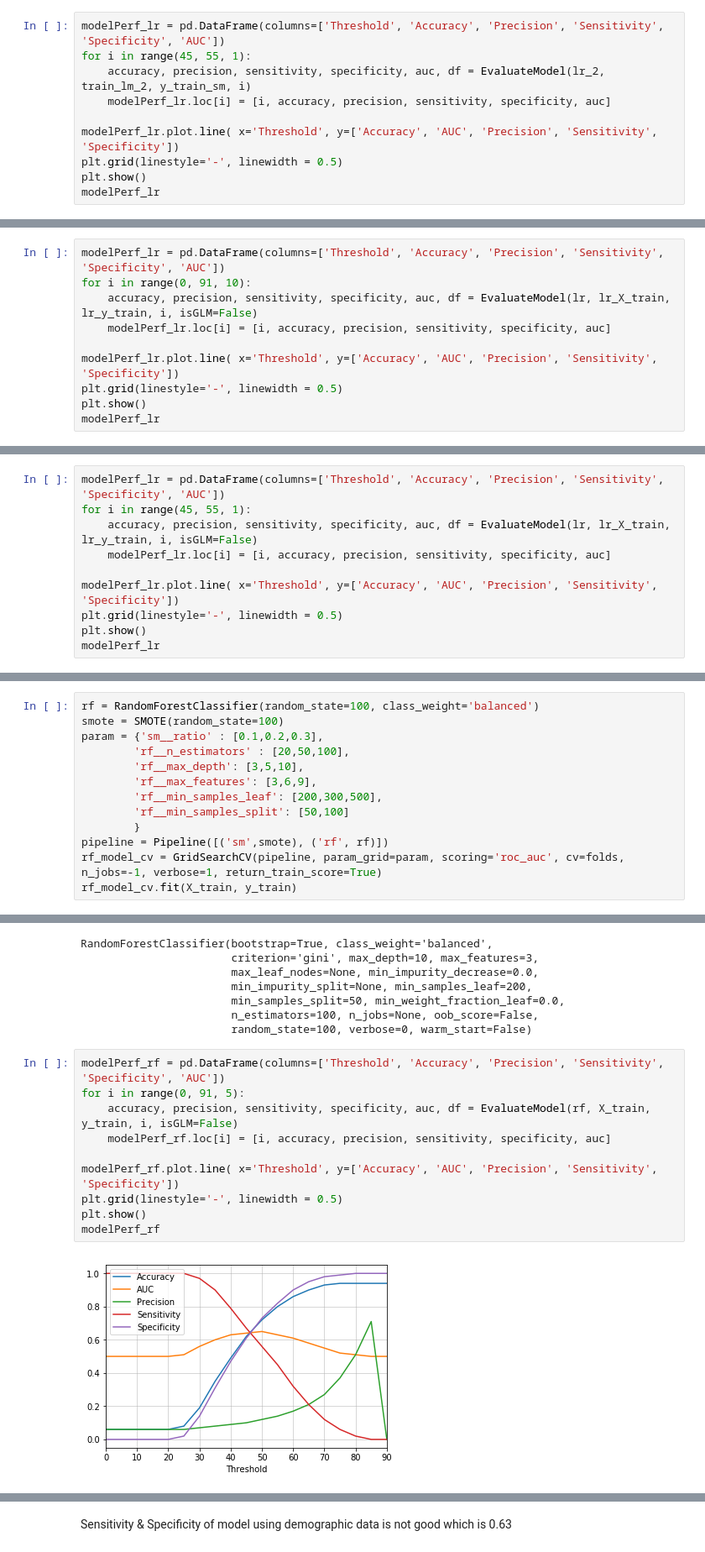
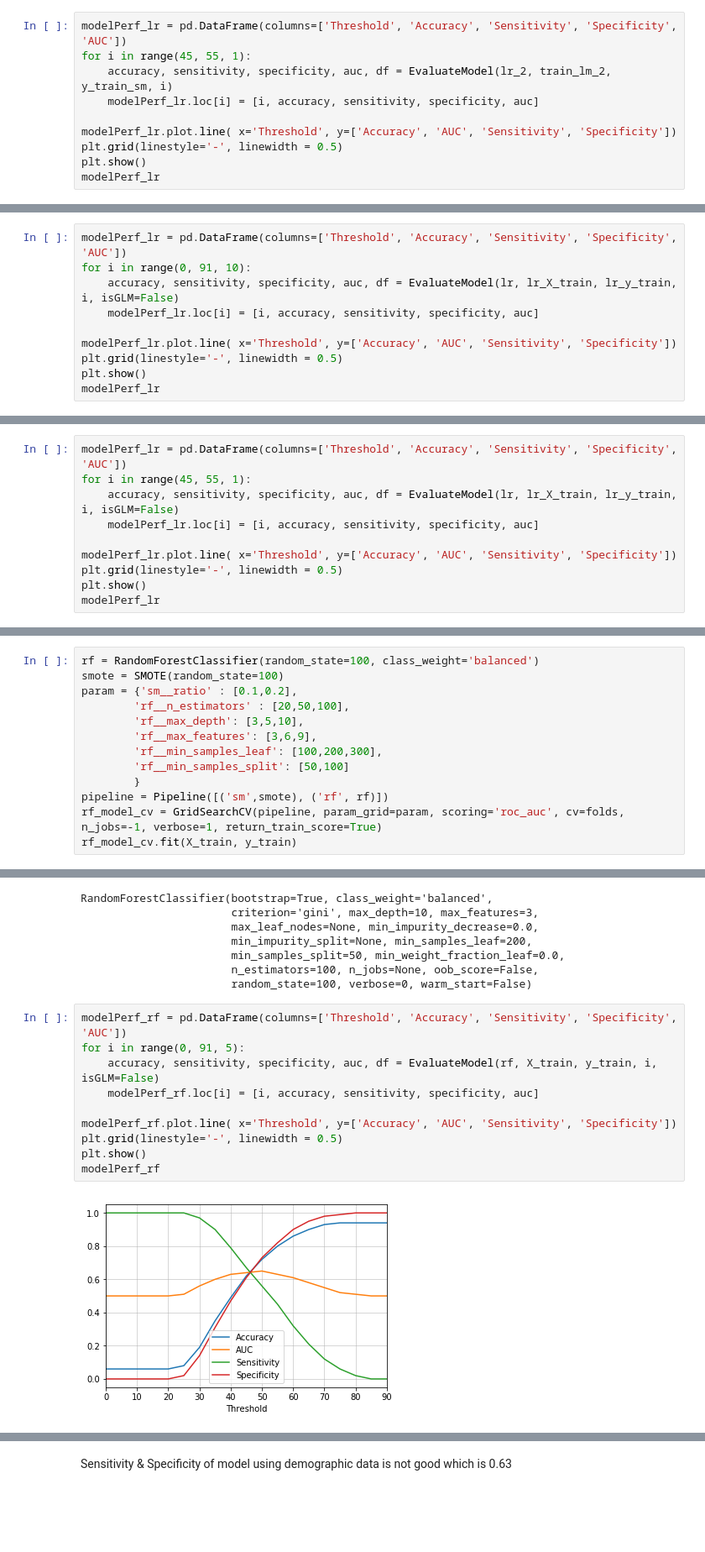
Before and after one commit to ppawar88/DSProject, a Jupyter notebook: Customer Acquisition - Credit Card Business/Customer Acquisition - Credit Card Business.ipynb, the cells around one changed output, grey strips where cells are left out. Shown at 84% size. Saved outputs shown, nothing was run; the diff lists cells and outputs as text; blank space fills up the shorter version.

```diff
--- a/Customer Acquisition - Credit Card Business/Customer Acquisition - Credit Card Business.ipynb
+++ b/Customer Acquisition - Credit Card Business/Customer Acquisition - Credit Card Business.ipynb
@@ -1055,10 +1056,10 @@ plt.show()
 # %%
-modelPerf_lr = pd.DataFrame(columns=['Threshold', 'Accuracy', 'Precision', 'Sensitivity', 'Specificity', 'AUC'])
+modelPerf_lr = pd.DataFrame(columns=['Threshold', 'Accuracy', 'Sensitivity', 'Specificity', 'AUC'])
 for i in range(45, 55, 1):
-    accuracy, precision, sensitivity, specificity, auc, df = EvaluateModel(lr_2, train_lm_2, y_train_sm, i)
-    modelPerf_lr.loc[i] = [i, accuracy, precision, sensitivity, specificity, auc]
+    accuracy, sensitivity, specificity, auc, df = EvaluateModel(lr_2, train_lm_2, y_train_sm, i)
+    modelPerf_lr.loc[i] = [i, accuracy, sensitivity, specificity, auc]
 
-modelPerf_lr.plot.line( x='Threshold', y=['Accuracy', 'AUC', 'Precision', 'Sensitivity', 'Specificity'])
+modelPerf_lr.plot.line( x='Threshold', y=['Accuracy', 'AUC', 'Sensitivity', 'Specificity'])
 plt.grid(linestyle='-', linewidth = 0.5)
 plt.show()
 modelPerf_lr
@@ -1153,12 +1156,12 @@ LogisticRegression(C=0.1, class_weight='balanced', dual=False,
                    random_state=100, solver='warn', tol=0.0001, verbose=0,
                    warm_start=False)
 # %%
-modelPerf_lr = pd.DataFrame(columns=['Threshold', 'Accuracy', 'Precision', 'Sensitivity', 'Specificity', 'AUC'])
+modelPerf_lr = pd.DataFrame(columns=['Threshold', 'Accuracy', 'Sensitivity', 'Specificity', 'AUC'])
 for i in range(0, 91, 10):
-    accuracy, precision, sensitivity, specificity, auc, df = EvaluateModel(lr, lr_X_train, lr_y_train, i, isGLM=False)
-    modelPerf_lr.loc[i] = [i, accuracy, precision, sensitivity, specificity, auc]
+    accuracy, sensitivity, specificity, auc, df = EvaluateModel(lr, lr_X_train, lr_y_train, i, isGLM=False)
+    modelPerf_lr.loc[i] = [i, accuracy, sensitivity, specificity, auc]
 
-modelPerf_lr.plot.line( x='Threshold', y=['Accuracy', 'AUC', 'Precision', 'Sensitivity', 'Specificity'])
+modelPerf_lr.plot.line( x='Threshold', y=['Accuracy', 'AUC', 'Sensitivity', 'Specificity'])
 plt.grid(linestyle='-', linewidth = 0.5)
 plt.show()
 modelPerf_lr
@@ -1178,10 +1181,10 @@ modelPerf_lr
 # %%
-modelPerf_lr = pd.DataFrame(columns=['Threshold', 'Accuracy', 'Precision', 'Sensitivity', 'Specificity', 'AUC'])
+modelPerf_lr = pd.DataFrame(columns=['Threshold', 'Accuracy', 'Sensitivity', 'Specificity', 'AUC'])
 for i in range(45, 55, 1):
-    accuracy, precision, sensitivity, specificity, auc, df = EvaluateModel(lr, lr_X_train, lr_y_train, i, isGLM=False)
-    modelPerf_lr.loc[i] = [i, accuracy, precision, sensitivity, specificity, auc]
+    accuracy, sensitivity, specificity, auc, df = EvaluateModel(lr, lr_X_train, lr_y_train, i, isGLM=False)
+    modelPerf_lr.loc[i] = [i, accuracy, sensitivity, specificity, auc]
 
-modelPerf_lr.plot.line( x='Threshold', y=['Accuracy', 'AUC', 'Precision', 'Sensitivity', 'Specificity'])
+modelPerf_lr.plot.line( x='Threshold', y=['Accuracy', 'AUC', 'Sensitivity', 'Specificity'])
 plt.grid(linestyle='-', linewidth = 0.5)
 plt.show()
 modelPerf_lr
@@ -1229,11 +1230,11 @@ Model is stable on Train as well as Test data.
 # %%
 rf = RandomForestClassifier(random_state=100, class_weight='balanced')
 smote = SMOTE(random_state=100)
-param = {'sm__ratio' : [0.1,0.2,0.3],
+param = {'sm__ratio' : [0.1,0.2],
         'rf__n_estimators' : [20,50,100],
         'rf__max_depth': [3,5,10],
         'rf__max_features': [3,6,9],
-        'rf__min_samples_leaf': [200,300,500],
+        'rf__min_samples_leaf': [100,200,300],
         'rf__min_samples_split': [50,100]
         }
 pipeline = Pipeline([('sm',smote), ('rf', rf)])
@@ -1320,14 +1320,14 @@ RandomForestClassifier(bootstrap=True, class_weight='balanced',
                        n_estimators=100, n_jobs=None, oob_score=False,
                        random_state=100, verbose=0, warm_start=False)
 # %%
-modelPerf_rf = pd.DataFrame(columns=['Threshold', 'Accuracy', 'Precision', 'Sensitivity', 'Specificity', 'AUC'])
+modelPerf_rf = pd.DataFrame(columns=['Threshold', 'Accuracy', 'Sensitivity', 'Specificity', 'AUC'])
 for i in range(0, 91, 5):
-    accuracy, precision, sensitivity, specificity, auc, df = EvaluateModel(rf, X_train, y_train, i, isGLM=False)
-    modelPerf_rf.loc[i] = [i, accuracy, precision, sensitivity, specificity, auc]
+    accuracy, sensitivity, specificity, auc, df = EvaluateModel(rf, X_train, y_train, i, isGLM=False)
+    modelPerf_rf.loc[i] = [i, accuracy, sensitivity, specificity, auc]
 
-modelPerf_rf.plot.line( x='Threshold', y=['Accuracy', 'AUC', 'Precision', 'Sensitivity', 'Specificity'])
+modelPerf_rf.plot.line( x='Threshold', y=['Accuracy', 'AUC', 'Sensitivity', 'Specificity'])
 plt.grid(linestyle='-', linewidth = 0.5)
 plt.show()
 modelPerf_rf
 # %% [output]
-[figure, old version]
+[figure, new version]
```
Also changed, not shown: parts of 65 cells of this notebook.
